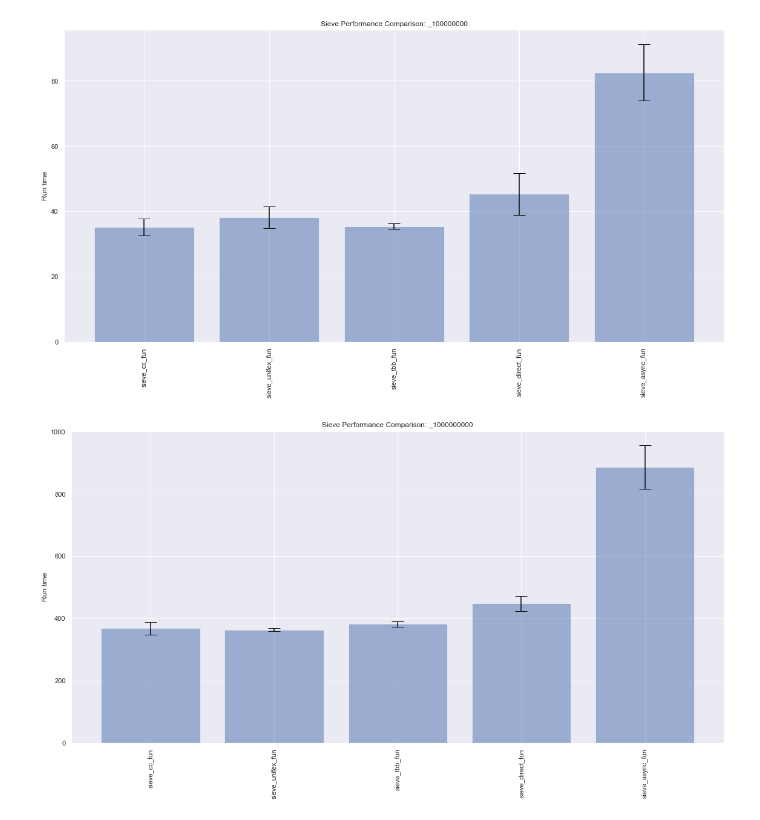
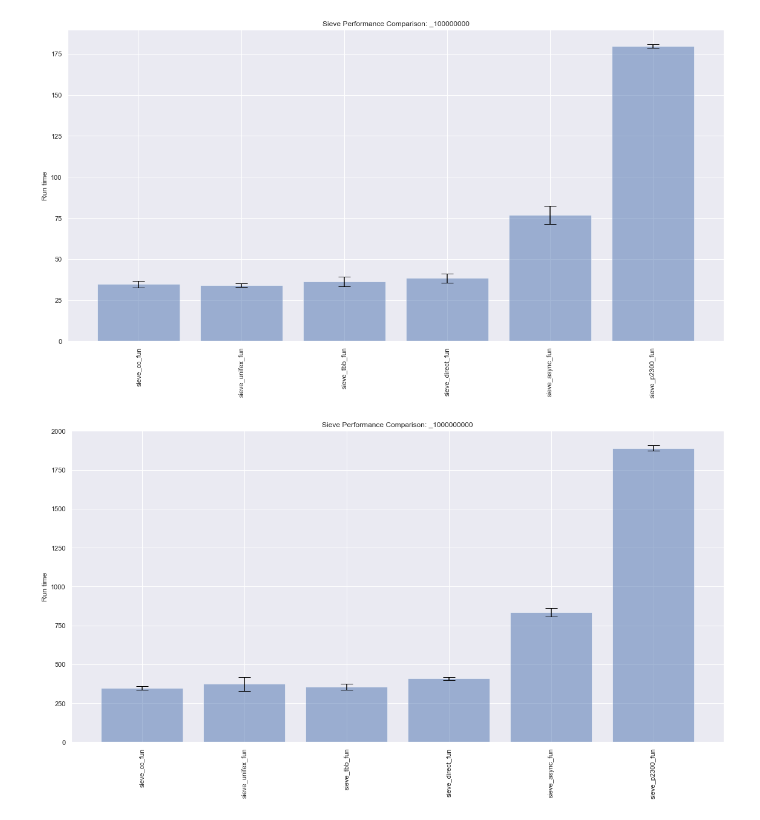
Before and after one commit to lums658/sieve_exec_comparison, a Jupyter notebook: benchmarks/sieve_benchmark.ipynb, the cells around one changed output. Saved outputs shown, nothing was run; the diff lists cells and outputs as text; code cells hidden in the pictures.

```diff
--- a/benchmarks/sieve_benchmark.ipynb
+++ b/benchmarks/sieve_benchmark.ipynb
@@ -13,7 +13,7 @@ benches = [ 'sieve' ]
 # pools = ['_async_fun', '_cc_fun', '_direct_fun', '_p2300_fun', '_tbb_fun']
 
 # Performance order
-pools = ['_cc_fun', '_unifex_fun', '_tbb_fun', '_direct_fun', '_async_fun'] #, '_p2300_fun']
+pools = ['_cc_fun', '_unifex_fun', '_tbb_fun', '_direct_fun', '_async_fun', '_p2300_fun']
 
 sizes = [100000000, 1000000000]
 
@@ -43,20 +54,15 @@ c++ -Ofast -mcpu=apple-m1 -DNDEBUG -std=c++20 -Wall   -I./wg21_p2300_std_executi
-# %%
-for b in benches:
-    for p in pools:
-        os.system('/bin/rm -f ' + b + p + '.exe')
-        os.system('cp ../' + b + p + '.exe .')
 # %%
-pools = ['_unifex_fun']
+os.system('mkdir -p log')
 for b in benches:
     for p in pools:
-        bin = './' + b + p + '.exe'
+        bin = '../build/bin/' + b + p + '.exe'
         for s in sizes:
             for bl in blocks:
                 if (p == '_seq' and bl != 1000000):
                     continue
                 if (s >= bl*1000):
                     args = str(s) + ' ' + str(bl)
-                    logfile = b + p + '_' + str(s) + '_' + str(bl) +'_out.txt'
+                    logfile = './log/' +b + p + '_' + str(s) + '_' + str(bl) +'_out.txt'
                     os.system('/bin/rm -f ' + logfile)
                     for i in range(16):
                         os.system(bin + ' ' + args + ' >> ' + logfile)
@@ -70,7 +76,7 @@ for b in benches:
                 if (s >= bl*1000):
                     listname = b + p + '_' + str(s) + '_' + str(bl)
                     exec(listname + ' = []')
-                    logfile = b + p + '_' + str(s) + '_' + str(bl) +'_out.txt'
+                    logfile = './log/' + b + p + '_' + str(s) + '_' + str(bl) +'_out.txt'
                     with open(logfile) as log:
                         lines = log.readlines()
                         for line in lines:
@@ -133,29 +140,30 @@ for b in benches:
 # %%
 # Compare different frameworks performance at block size = 100
 bl = 100
 for s in sizes:
 
     listname = '_' + str(s)
     listname_mean = '_' + str(s) + '_mean'
     listname_std = '_' + str(s) + 'std'
     exec(listname_mean + ' = []')
     exec(listname_std + ' = []')
     xbl = []
 
     for b in benches:
         for p in pools:
             if (p == '_seq'):
                 continue
 
 
 
             blockname_mean = b + p + '_' + str(s) + '_' + str(bl) + '_mean'
             blockname_std = b + p + '_' + str(s) + '_' + str(bl) + '_std'
             if (s >= bl*1000):
                 exec(listname_mean + '.append(' + blockname_mean + ')' )
                 exec(listname_std + '.append(' + blockname_std + ')' )
                 xbl.append(b + p)
         exec('time_vs_block_size("' + listname + '", ' +listname_mean + ', ' + listname_std + ', ' + 'xbl)')
+os.system('/bin/cp ./img/bar_plot__1000000000_.png ./img/bar_plot__100000000_.png ../')
 # %% [output]
-[figure, old version]
+[figure, new version]
-[figure, old version]
+[figure, new version]
```
Also changed, not shown: parts of 3 cells of this notebook, 2 other files.
